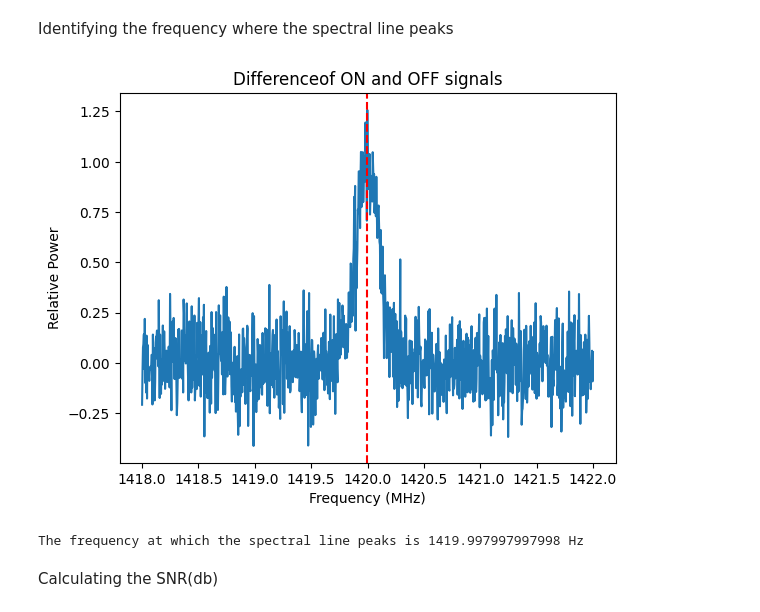
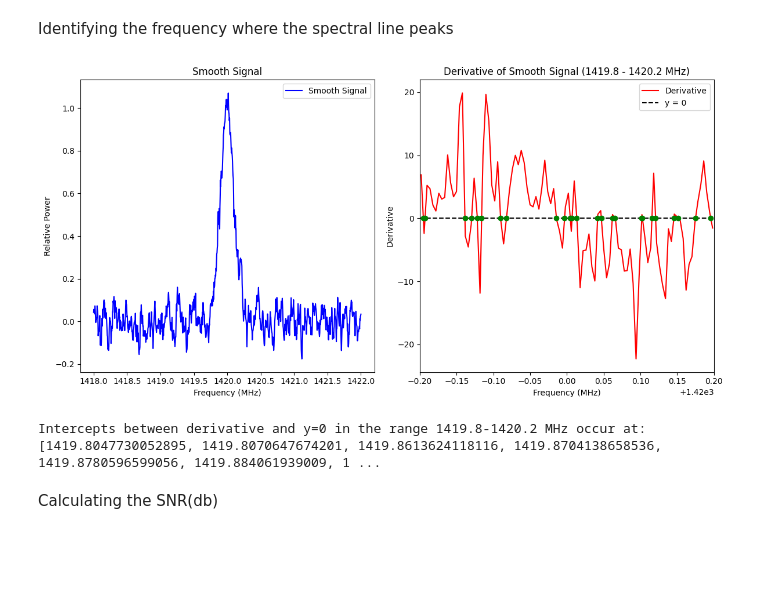
Before and after one commit to PanagiotisPetrid/ASTRO-BEAM-PanagiotisPetridis, a Jupyter notebook: ASTRO_BEAM_recruitment.ipynb, the cells around one changed output. Drawn from its saved outputs; the diff is of its cells as text; code cells hidden in the pictures; blank space fills up the shorter version.

Commit message:
Updated the way spectral line peak is calculated (with the use of derivatives)

```diff
--- a/ASTRO_BEAM_recruitment.ipynb
+++ b/ASTRO_BEAM_recruitment.ipynb
@@ -246,23 +246,69 @@ plt.show()
 #3. Spectral Line Detection
 # %% [markdown]
 Identifying the frequency where the spectral line peaks
-# %%
-#We find the peak of the spectral line by subtracting the OFF signal from the ON signal and finding the max value of the difference
-peak_index = np.argmax(signal_ON - signal_OFF)
-peak_freq = freq_range[peak_index]
-
-#We plot the difference of the signals, along with a vertical line showing where the peak is found
-plt.plot(freq_range, signal_ON - signal_OFF)
-plt.axvline(x=peak_freq, color='r', linestyle='--')
-plt.title("Differenceof ON and OFF signals")
-plt.xlabel("Frequency (MHz)")
-plt.ylabel("Relative Power")
-plt.show()
-
-print("The frequency at which the spectral line peaks is", peak_freq, "Hz")
-# %% [output]
-[figure, removed]
-The frequency at which the spectral line peaks is 1419.997997997998 Hz
+# %%
+# Initiate derivative list
+derivative = np.zeros(len(smooth))
+
+# Find the slope between every two consecutive points
+for i in range(1, len(smooth) - 1):
+    derivative[i] = (smooth[i+1] - smooth[i-1]) / (freq_range[i+1] - freq_range[i-1])
+
+# Calculate derivatives for first and last point
+derivative[0] = (smooth[1] - smooth[0]) / (freq_range[1] - freq_range[0])
+derivative[-1] = (smooth[-1] - smooth[-2]) / (freq_range[-1] - freq_range[-2])
+
+# Define the frequency range of interest: 1419.8 to 1420.2 MHz
+freq_mask = (freq_range >= 1419.8) & (freq_range <= 1420.2)
+freq_range_restricted = freq_range[freq_mask]
+derivative_restricted = derivative[freq_mask]
+
+# Find intercept between the derivative and y=0
+zero_crossings = np.where(np.diff(np.sign(derivative_restricted)))[0]
+intercepts = []
+for zc in zero_crossings:
+    # Estimate intercept point by using linear interpolation
+    x1, x2 = freq_range_restricted[zc], freq_range_restricted[zc + 1]
+    y1, y2 = derivative_restricted[zc], derivative_restricted[zc + 1]
+    intercept_x = x1 - y1 * (x2 - x1) / (y2 - y1)
+    intercepts.append(intercept_x)
+
+# Plot the original signal and its derivative
+plt.figure(figsize=(12, 6))
+
+# Plot the original smooth signal
+plt.subplot(1, 2, 1)
+plt.plot(freq_range, smooth, label='Smooth Signal', color='blue')
+plt.title('Smooth Signal')
+plt.xlabel('Frequency (MHz)')
+plt.ylabel('Relative Power')
+plt.legend()
+
+# Plot the derivative with y=0 line and intercepts
+plt.subplot(1, 2, 2)
+plt.plot(freq_range_restricted, derivative_restricted, label='Derivative', color='red')
+plt.axhline(0, color='black', linestyle='--', label='y = 0')  # y=0 line
+
+# Mark the intercept points on the plot
+for intercept_x in intercepts:
+    plt.plot(intercept_x, 0, 'go')
+
+plt.title('Derivative of Smooth Signal (1419.8 - 1420.2 MHz)')
+plt.xlabel('Frequency (MHz)')
+plt.ylabel('Derivative')
+plt.legend()
+
+# Set x-axis limits to ensure the scale is fixed
+plt.xlim([1419.8, 1420.2])
+
+plt.tight_layout()
+plt.show()
+
+# Print the intercept points
+print(f"Intercepts between derivative and y=0 in the range 1419.8-1420.2 MHz occur at: {intercepts}")
+# %% [output]
+[figure, added]
+Intercepts between derivative and y=0 in the range 1419.8-1420.2 MHz occur at: [1419.8047730052895, 1419.8070647674201, 1419.8613624118116, 1419.8704138658536, 1419.8780596599056, 1419.884061939009, 1 ...
 # %% [markdown]
 Calculating the SNR(db)
 # %%
```
Also changed, not shown: parts of 3 cells of this notebook.
